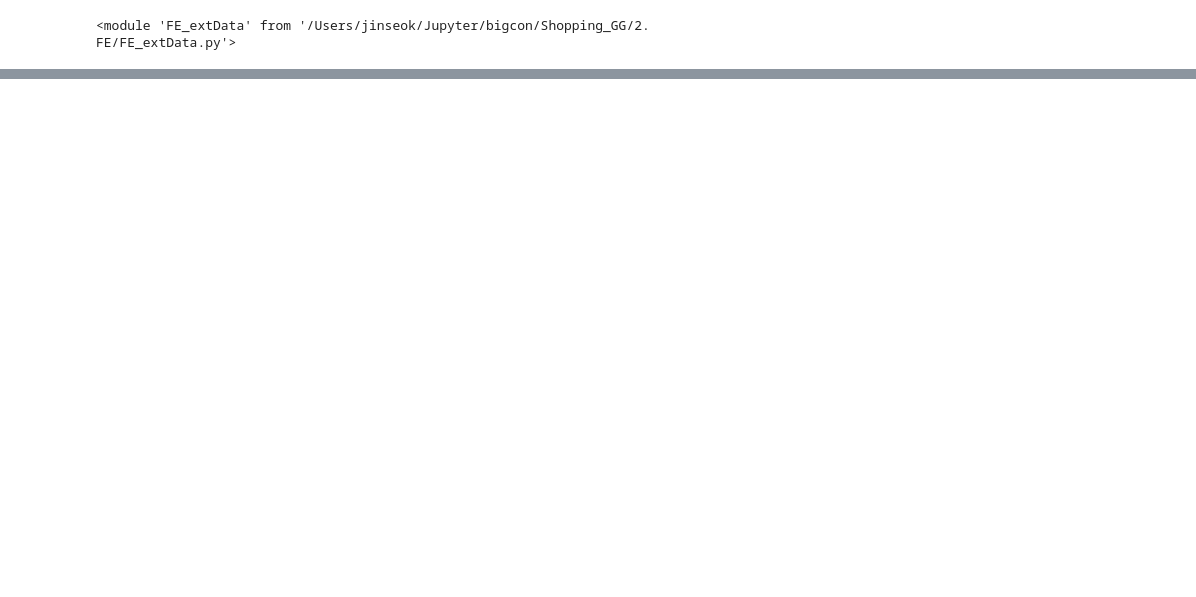
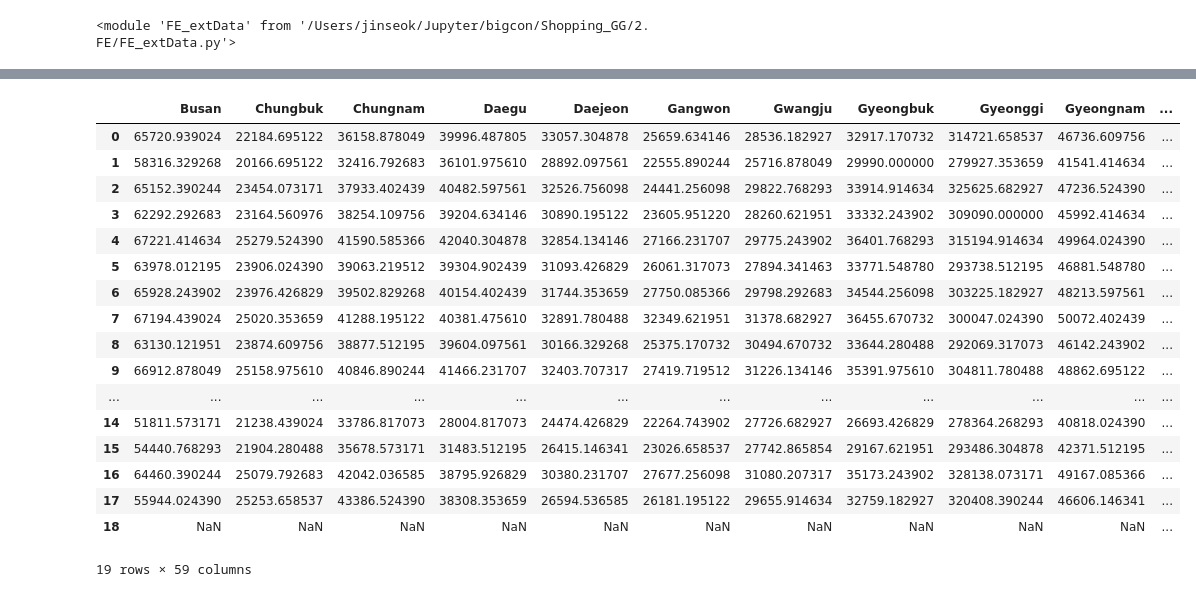
Before and after one commit to cryingjin/Shopping_GG, a Jupyter notebook: 2. FE/test.ipynb, the cells around one changed output, grey strips where cells are left out. Cells and saved outputs as stored; diff of their text form; code cells hidden in the pictures; blank space fills up the shorter version.

```diff
--- a/2. FE/test.ipynb
+++ b/2. FE/test.ipynb
@@ -45,0 +59,21 @@ df_wth
+# %%
+df_eco.iloc[:,34:-2]
+# %% [output]
+|  | Busan | Chungbuk | Chungnam | Daegu | Daejeon | Gangwon | Gwangju | Gyeongbuk | Gyeonggi | Gyeongnam | ... |
+| 0 | 65720.939024 | 22184.695122 | 36158.878049 | 39996.487805 | 33057.304878 | 25659.634146 | 28536.182927 | 32917.170732 | 314721.658537 | 46736.609756 | ... |
+| 1 | 58316.329268 | 20166.695122 | 32416.792683 | 36101.975610 | 28892.097561 | 22555.890244 | 25716.878049 | 29990.000000 | 279927.353659 | 41541.414634 | ... |
+| 2 | 65152.390244 | 23454.073171 | 37933.402439 | 40482.597561 | 32526.756098 | 24441.256098 | 29822.768293 | 33914.914634 | 325625.682927 | 47236.524390 | ... |
+| 3 | 62292.292683 | 23164.560976 | 38254.109756 | 39204.634146 | 30890.195122 | 23605.951220 | 28260.621951 | 33332.243902 | 309090.000000 | 45992.414634 | ... |
+| 4 | 67221.414634 | 25279.524390 | 41590.585366 | 42040.304878 | 32854.134146 | 27166.231707 | 29775.243902 | 36401.768293 | 315194.914634 | 49964.024390 | ... |
+| 5 | 63978.012195 | 23906.024390 | 39063.219512 | 39304.902439 | 31093.426829 | 26061.317073 | 27894.341463 | 33771.548780 | 293738.512195 | 46881.548780 | ... |
+| 6 | 65928.243902 | 23976.426829 | 39502.829268 | 40154.402439 | 31744.353659 | 27750.085366 | 29798.292683 | 34544.256098 | 303225.182927 | 48213.597561 | ... |
+| 7 | 67194.439024 | 25020.353659 | 41288.195122 | 40381.475610 | 32891.780488 | 32349.621951 | 31378.682927 | 36455.670732 | 300047.024390 | 50072.402439 | ... |
+| 8 | 63130.121951 | 23874.609756 | 38877.512195 | 39604.097561 | 30166.329268 | 25375.170732 | 30494.670732 | 33644.280488 | 292069.317073 | 46142.243902 | ... |
+| 9 | 66912.878049 | 25158.975610 | 40846.890244 | 41466.231707 | 32403.707317 | 27419.719512 | 31226.134146 | 35391.975610 | 304811.780488 | 48862.695122 | ... |
+| ... | ... | ... | ... | ... | ... | ... | ... | ... | ... | ... | ... |
+| 14 | 51811.573171 | 21238.439024 | 33786.817073 | 28004.817073 | 24474.426829 | 22264.743902 | 27726.682927 | 26693.426829 | 278364.268293 | 40818.024390 | ... |
+| 15 | 54440.768293 | 21904.280488 | 35678.573171 | 31483.512195 | 26415.146341 | 23026.658537 | 27742.865854 | 29167.621951 | 293486.304878 | 42371.512195 | ... |
+| 16 | 64460.390244 | 25079.792683 | 42042.036585 | 38795.926829 | 30380.231707 | 27677.256098 | 31080.207317 | 35173.243902 | 328138.073171 | 49167.085366 | ... |
+| 17 | 55944.024390 | 25253.658537 | 43386.524390 | 38308.353659 | 26594.536585 | 26181.195122 | 29655.914634 | 32759.182927 | 320408.390244 | 46606.146341 | ... |
+| 18 | NaN | NaN | NaN | NaN | NaN | NaN | NaN | NaN | NaN | NaN | ... |
+19 rows × 59 columns
```
Also changed, not shown: parts of 16 cells of this notebook, 5 other files.
